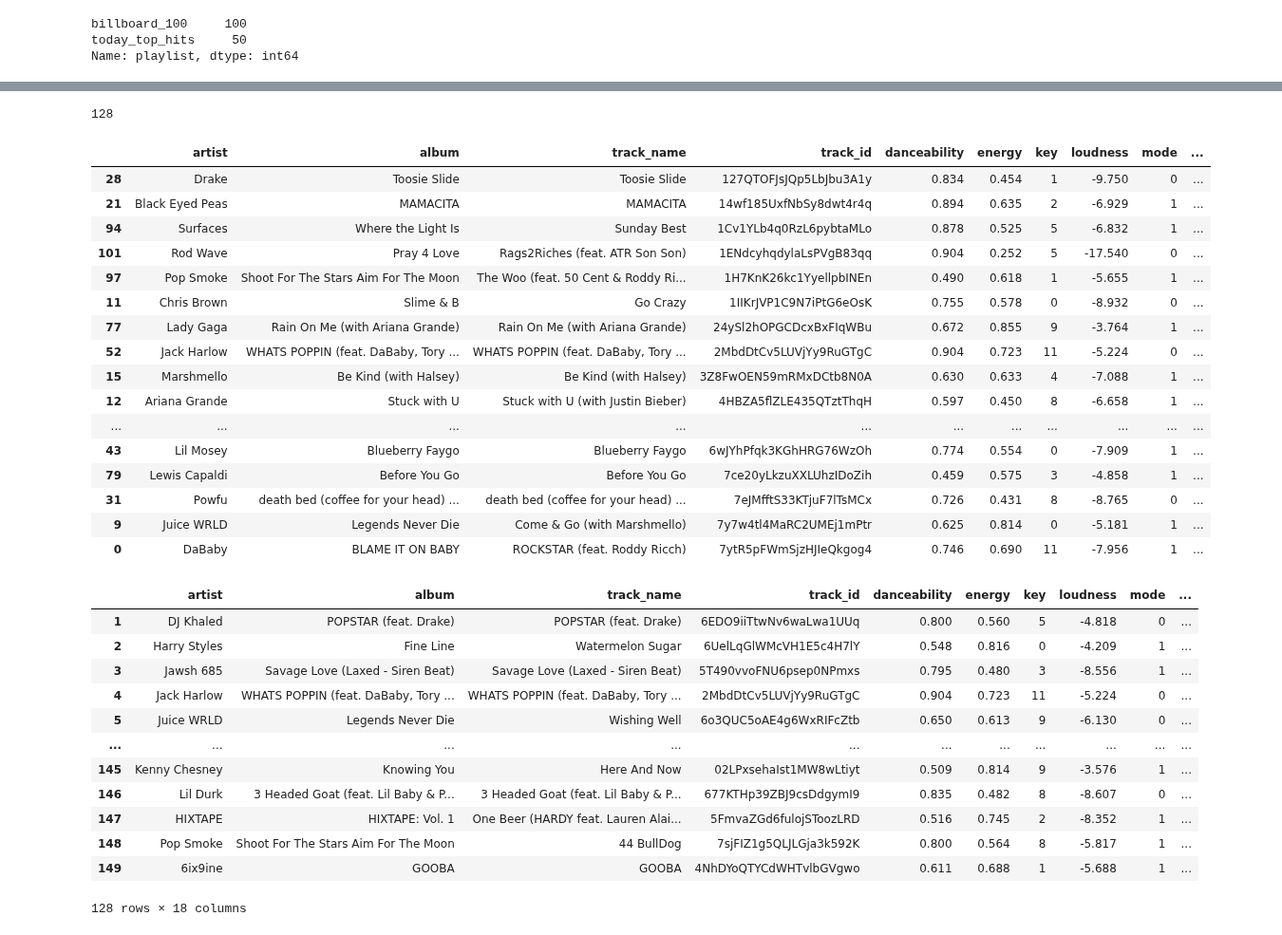
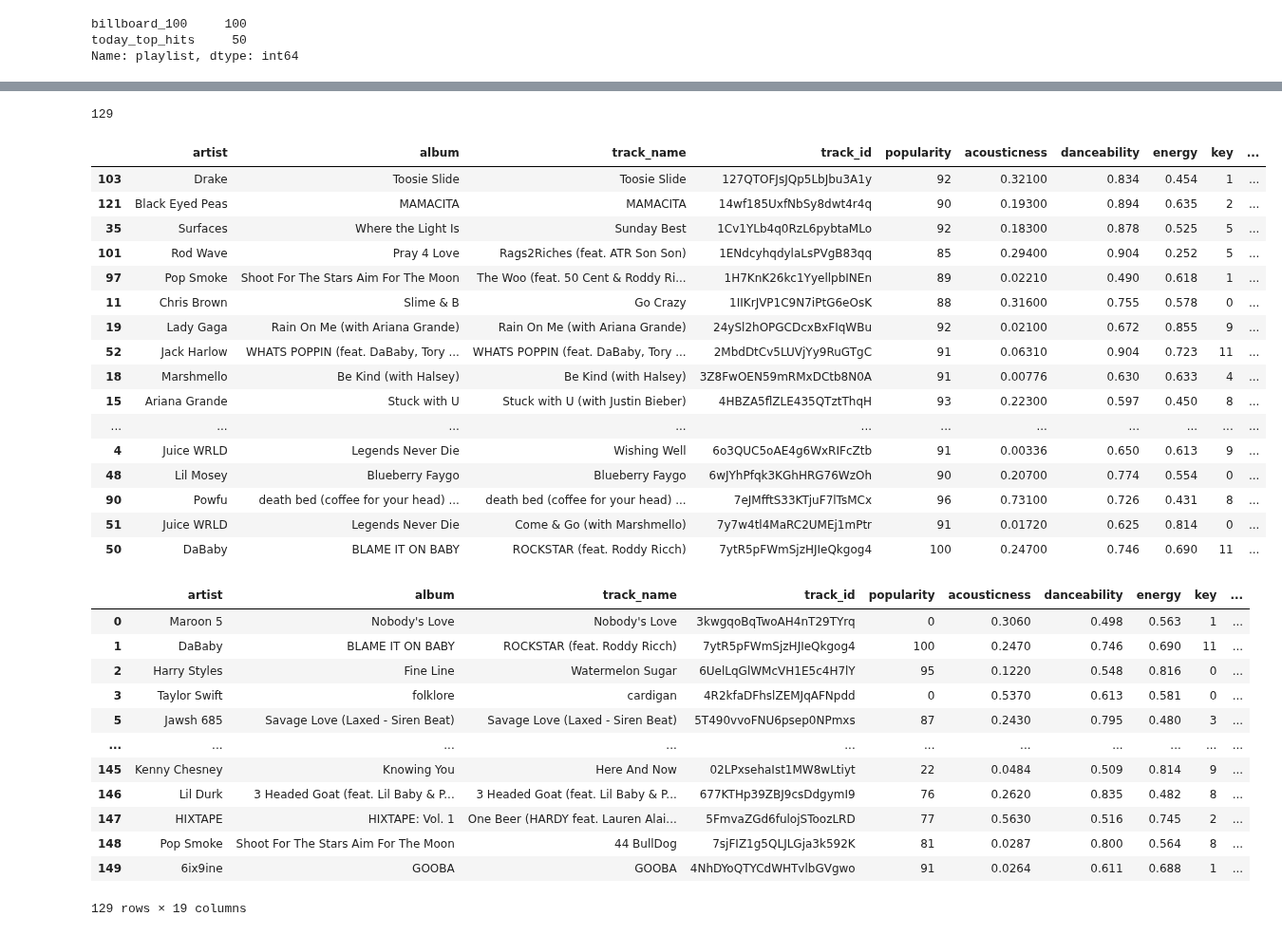
Before and after one commit to zsvorenova/Group_Three, a Jupyter notebook: zuzana_API_test.ipynb, the cells around one changed output, grey strips where cells are left out. Shown at 95% size. Drawn from its saved outputs; the diff is of its cells as text; code cells hidden in the pictures.

```diff
--- a/zuzana_API_test.ipynb
+++ b/zuzana_API_test.ipynb
@@ -7,17 +9,13 @@ import pandas as pd
 token = spotipy.oauth2.SpotifyClientCredentials(client_id=Client_ID, client_secret=Client_Secret)
 cache_token = token.get_access_token()
 sp = spotipy.Spotify(cache_token)
-# %%
-# get information on playlist: Today's Top Hits by Spotify
-username = "spotify"
-playlist_id = "37i9dQZF1DXcBWIGoYBM5M"
-
-#sp.user_playlist_tracks(username, playlist_id)
 # %%
 def analyze_playlist(creator, playlist_id):
 
     # Create empty dataframe
-    playlist_features_list = ["artist","album","track_name","track_id","danceability","energy","key","loudness","mode","speechiness","instrumentalness","liveness","valence","tempo","duration_ms","time_signature"]
+    playlist_features_list = ["artist","album","track_name","track_id","popularity","acousticness","danceability",
+                              "energy","key","loudness","mode","speechiness","instrumentalness","liveness","valence",
+                              "tempo","duration_ms","time_signature"]
 
     playlist_df = pd.DataFrame(columns = playlist_features_list)
 
@@ -36,7 +34,7 @@ def analyze_playlist(creator, playlist_id):
 
         # Get audio features
         audio_features = sp.audio_features(playlist_features["track_id"])[0]
-        for feature in playlist_features_list[4:]:
+        for feature in playlist_features_list[5:]:
             playlist_features[feature] = audio_features[feature]
 
         # Concat the dfs
@@ -121,6 +64,6 @@ playlist_dict
 # %%
-multiple_playlist_df = analyze_playlist_dict(playlist_dict)
-multiple_playlist_df["playlist"].value_counts()
+current_top_df = analyze_playlist_dict(playlist_dict)
+current_top_df["playlist"].value_counts()
 # %% [output]
 billboard_100     100
 today_top_hits     50
@@ -242,48 +94,48 @@ Name: track_id, Length: 128, dtype: int64
 # %%
-len(multiple_playlist_df["track_id"].unique())
+len(current_top_df["track_id"].unique())
 # %% [output]
-128
+129
 # %%
-sorted_df = multiple_playlist_df.sort_values("track_id")
+sorted_df = current_top_df.sort_values("track_id")
 sorted_df
 duplicates_df = sorted_df[sorted_df.duplicated(["track_id"], keep="first")]
 duplicates_df
 #[merge_df.duplicated(["Mouse ID", "Timepoint"], keep=False)]
 # %% [output]
-|  | artist | album | track_name | track_id | danceability | energy | key | loudness | mode | ... |
-| 28 | Drake | Toosie Slide | Toosie Slide | 127QTOFJsJQp5LbJbu3A1y | 0.834 | 0.454 | 1 | -9.750 | 0 | ... |
-| 21 | Black Eyed Peas | MAMACITA | MAMACITA | 14wf185UxfNbSy8dwt4r4q | 0.894 | 0.635 | 2 | -6.929 | 1 | ... |
-| 94 | Surfaces | Where the Light Is | Sunday Best | 1Cv1YLb4q0RzL6pybtaMLo | 0.878 | 0.525 | 5 | -6.832 | 1 | ... |
-| 101 | Rod Wave | Pray 4 Love | Rags2Riches (feat. ATR Son Son) | 1ENdcyhqdylaLsPVgB83qq | 0.904 | 0.252 | 5 | -17.540 | 0 | ... |
-| 97 | Pop Smoke | Shoot For The Stars Aim For The Moon | The Woo (feat. 50 Cent & Roddy Ri... | 1H7KnK26kc1YyellpbINEn | 0.490 | 0.618 | 1 | -5.655 | 1 | ... |
-| 11 | Chris Brown | Slime & B | Go Crazy | 1IIKrJVP1C9N7iPtG6eOsK | 0.755 | 0.578 | 0 | -8.932 | 0 | ... |
-| 77 | Lady Gaga | Rain On Me (with Ariana Grande) | Rain On Me (with Ariana Grande) | 24ySl2hOPGCDcxBxFIqWBu | 0.672 | 0.855 | 9 | -3.764 | 1 | ... |
-| 52 | Jack Harlow | WHATS POPPIN (feat. DaBaby, Tory ... | WHATS POPPIN (feat. DaBaby, Tory ... | 2MbdDtCv5LUVjYy9RuGTgC | 0.904 | 0.723 | 11 | -5.224 | 0 | ... |
-| 15 | Marshmello | Be Kind (with Halsey) | Be Kind (with Halsey) | 3Z8FwOEN59mRMxDCtb8N0A | 0.630 | 0.633 | 4 | -7.088 | 1 | ... |
-| 12 | Ariana Grande | Stuck with U | Stuck with U (with Justin Bieber) | 4HBZA5flZLE435QTztThqH | 0.597 | 0.450 | 8 | -6.658 | 1 | ... |
+|  | artist | album | track_name | track_id | popularity | acousticness | danceability | energy | key | ... |
+| 103 | Drake | Toosie Slide | Toosie Slide | 127QTOFJsJQp5LbJbu3A1y | 92 | 0.32100 | 0.834 | 0.454 | 1 | ... |
+| 121 | Black Eyed Peas | MAMACITA | MAMACITA | 14wf185UxfNbSy8dwt4r4q | 90 | 0.19300 | 0.894 | 0.635 | 2 | ... |
+| 35 | Surfaces | Where the Light Is | Sunday Best | 1Cv1YLb4q0RzL6pybtaMLo | 92 | 0.18300 | 0.878 | 0.525 | 5 | ... |
+| 101 | Rod Wave | Pray 4 Love | Rags2Riches (feat. ATR Son Son) | 1ENdcyhqdylaLsPVgB83qq | 85 | 0.29400 | 0.904 | 0.252 | 5 | ... |
+| 97 | Pop Smoke | Shoot For The Stars Aim For The Moon | The Woo (feat. 50 Cent & Roddy Ri... | 1H7KnK26kc1YyellpbINEn | 89 | 0.02210 | 0.490 | 0.618 | 1 | ... |
+| 11 | Chris Brown | Slime & B | Go Crazy | 1IIKrJVP1C9N7iPtG6eOsK | 88 | 0.31600 | 0.755 | 0.578 | 0 | ... |
+| 19 | Lady Gaga | Rain On Me (with Ariana Grande) | Rain On Me (with Ariana Grande) | 24ySl2hOPGCDcxBxFIqWBu | 92 | 0.02100 | 0.672 | 0.855 | 9 | ... |
+| 52 | Jack Harlow | WHATS POPPIN (feat. DaBaby, Tory ... | WHATS POPPIN (feat. DaBaby, Tory ... | 2MbdDtCv5LUVjYy9RuGTgC | 91 | 0.06310 | 0.904 | 0.723 | 11 | ... |
+| 18 | Marshmello | Be Kind (with Halsey) | Be Kind (with Halsey) | 3Z8FwOEN59mRMxDCtb8N0A | 91 | 0.00776 | 0.630 | 0.633 | 4 | ... |
+| 15 | Ariana Grande | Stuck with U | Stuck with U (with Justin Bieber) | 4HBZA5flZLE435QTztThqH | 93 | 0.22300 | 0.597 | 0.450 | 8 | ... |
 | ... | ... | ... | ... | ... | ... | ... | ... | ... | ... | ... |
-| 43 | Lil Mosey | Blueberry Faygo | Blueberry Faygo | 6wJYhPfqk3KGhHRG76WzOh | 0.774 | 0.554 | 0 | -7.909 | 1 | ... |
-| 79 | Lewis Capaldi | Before You Go | Before You Go | 7ce20yLkzuXXLUhzIDoZih | 0.459 | 0.575 | 3 | -4.858 | 1 | ... |
-| 31 | Powfu | death bed (coffee for your head) ... | death bed (coffee for your head) ... | 7eJMfftS33KTjuF7lTsMCx | 0.726 | 0.431 | 8 | -8.765 | 0 | ... |
-| 9 | Juice WRLD | Legends Never Die | Come & Go (with Marshmello) | 7y7w4tl4MaRC2UMEj1mPtr | 0.625 | 0.814 | 0 | -5.181 | 1 | ... |
-| 0 | DaBaby | BLAME IT ON BABY | ROCKSTAR (feat. Roddy Ricch) | 7ytR5pFWmSjzHJIeQkgog4 | 0.746 | 0.690 | 11 | -7.956 | 1 | ... |
+| 4 | Juice WRLD | Legends Never Die | Wishing Well | 6o3QUC5oAE4g6WxRIFcZtb | 91 | 0.00336 | 0.650 | 0.613 | 9 | ... |
+| 48 | Lil Mosey | Blueberry Faygo | Blueberry Faygo | 6wJYhPfqk3KGhHRG76WzOh | 90 | 0.20700 | 0.774 | 0.554 | 0 | ... |
+| 90 | Powfu | death bed (coffee for your head) ... | death bed (coffee for your head) ... | 7eJMfftS33KTjuF7lTsMCx | 96 | 0.73100 | 0.726 | 0.431 | 8 | ... |
+| 51 | Juice WRLD | Legends Never Die | Come & Go (with Marshmello) | 7y7w4tl4MaRC2UMEj1mPtr | 91 | 0.01720 | 0.625 | 0.814 | 0 | ... |
+| 50 | DaBaby | BLAME IT ON BABY | ROCKSTAR (feat. Roddy Ricch) | 7ytR5pFWmSjzHJIeQkgog4 | 100 | 0.24700 | 0.746 | 0.690 | 11 | ... |
 # %%
-cleaned_top_df = multiple_playlist_df.drop(duplicates_df.index)
+cleaned_top_df = current_top_df.drop(duplicates_df.index)
 cleaned_top_df
 # %% [output]
-|  | artist | album | track_name | track_id | danceability | energy | key | loudness | mode | ... |
-| 1 | DJ Khaled | POPSTAR (feat. Drake) | POPSTAR (feat. Drake) | 6EDO9iiTtwNv6waLwa1UUq | 0.800 | 0.560 | 5 | -4.818 | 0 | ... |
-| 2 | Harry Styles | Fine Line | Watermelon Sugar | 6UelLqGlWMcVH1E5c4H7lY | 0.548 | 0.816 | 0 | -4.209 | 1 | ... |
-| 3 | Jawsh 685 | Savage Love (Laxed - Siren Beat) | Savage Love (Laxed - Siren Beat) | 5T490vvoFNU6psep0NPmxs | 0.795 | 0.480 | 3 | -8.556 | 1 | ... |
-| 4 | Jack Harlow | WHATS POPPIN (feat. DaBaby, Tory ... | WHATS POPPIN (feat. DaBaby, Tory ... | 2MbdDtCv5LUVjYy9RuGTgC | 0.904 | 0.723 | 11 | -5.224 | 0 | ... |
-| 5 | Juice WRLD | Legends Never Die | Wishing Well | 6o3QUC5oAE4g6WxRIFcZtb | 0.650 | 0.613 | 9 | -6.130 | 0 | ... |
+|  | artist | album | track_name | track_id | popularity | acousticness | danceability | energy | key | ... |
+| 0 | Maroon 5 | Nobody's Love | Nobody's Love | 3kwgqoBqTwoAH4nT29TYrq | 0 | 0.3060 | 0.498 | 0.563 | 1 | ... |
+| 1 | DaBaby | BLAME IT ON BABY | ROCKSTAR (feat. Roddy Ricch) | 7ytR5pFWmSjzHJIeQkgog4 | 100 | 0.2470 | 0.746 | 0.690 | 11 | ... |
+| 2 | Harry Styles | Fine Line | Watermelon Sugar | 6UelLqGlWMcVH1E5c4H7lY | 95 | 0.1220 | 0.548 | 0.816 | 0 | ... |
+| 3 | Taylor Swift | folklore | cardigan | 4R2kfaDFhslZEMJqAFNpdd | 0 | 0.5370 | 0.613 | 0.581 | 0 | ... |
+| 5 | Jawsh 685 | Savage Love (Laxed - Siren Beat) | Savage Love (Laxed - Siren Beat) | 5T490vvoFNU6psep0NPmxs | 87 | 0.2430 | 0.795 | 0.480 | 3 | ... |
 | ... | ... | ... | ... | ... | ... | ... | ... | ... | ... | ... |
-| 145 | Kenny Chesney | Knowing You | Here And Now | 02LPxsehaIst1MW8wLtiyt | 0.509 | 0.814 | 9 | -3.576 | 1 | ... |
-| 146 | Lil Durk | 3 Headed Goat (feat. Lil Baby & P... | 3 Headed Goat (feat. Lil Baby & P... | 677KTHp39ZBJ9csDdgymI9 | 0.835 | 0.482 | 8 | -8.607 | 0 | ... |
-| 147 | HIXTAPE | HIXTAPE: Vol. 1 | One Beer (HARDY feat. Lauren Alai... | 5FmvaZGd6fulojSToozLRD | 0.516 | 0.745 | 2 | -8.352 | 1 | ... |
-| 148 | Pop Smoke | Shoot For The Stars Aim For The Moon | 44 BullDog | 7sjFIZ1g5QLJLGja3k592K | 0.800 | 0.564 | 8 | -5.817 | 1 | ... |
-| 149 | 6ix9ine | GOOBA | GOOBA | 4NhDYoQTYCdWHTvlbGVgwo | 0.611 | 0.688 | 1 | -5.688 | 1 | ... |
+| 145 | Kenny Chesney | Knowing You | Here And Now | 02LPxsehaIst1MW8wLtiyt | 22 | 0.0484 | 0.509 | 0.814 | 9 | ... |
+| 146 | Lil Durk | 3 Headed Goat (feat. Lil Baby & P... | 3 Headed Goat (feat. Lil Baby & P... | 677KTHp39ZBJ9csDdgymI9 | 76 | 0.2620 | 0.835 | 0.482 | 8 | ... |
+| 147 | HIXTAPE | HIXTAPE: Vol. 1 | One Beer (HARDY feat. Lauren Alai... | 5FmvaZGd6fulojSToozLRD | 77 | 0.5630 | 0.516 | 0.745 | 2 | ... |
+| 148 | Pop Smoke | Shoot For The Stars Aim For The Moon | 44 BullDog | 7sjFIZ1g5QLJLGja3k592K | 81 | 0.0287 | 0.800 | 0.564 | 8 | ... |
+| 149 | 6ix9ine | GOOBA | GOOBA | 4NhDYoQTYCdWHTvlbGVgwo | 91 | 0.0264 | 0.611 | 0.688 | 1 | ... |
-128 rows × 18 columns
+129 rows × 19 columns
 # %%
 cleaned_top_df.mean()
 # %% [output]
```
Also changed, not shown: parts of 29 cells of this notebook, 1 other file.
